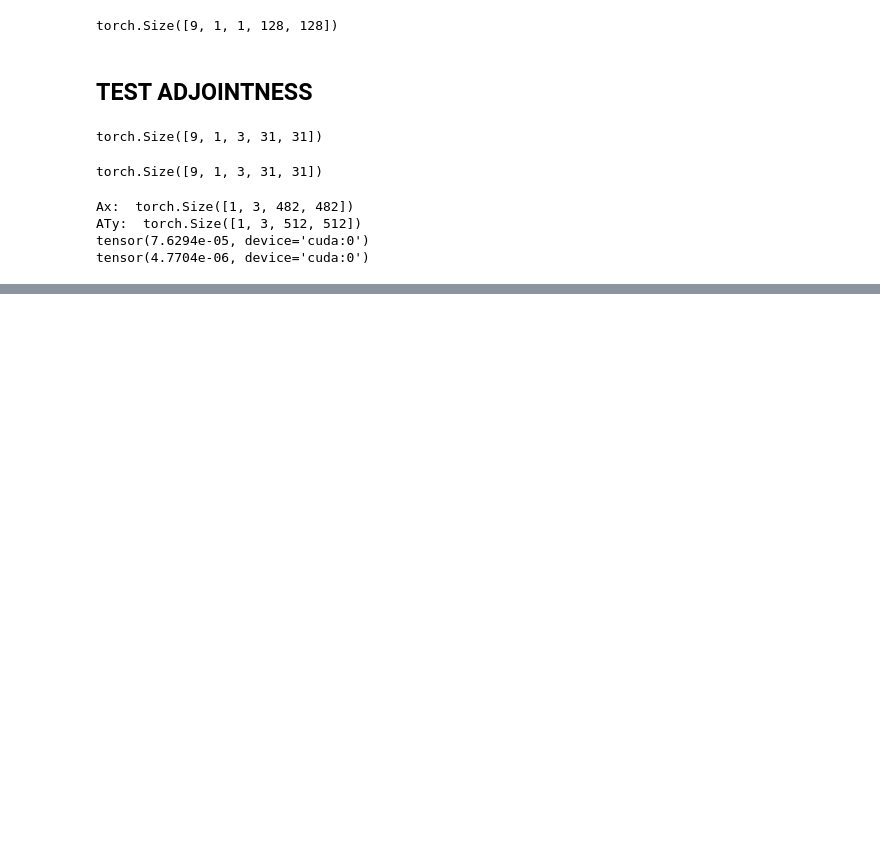
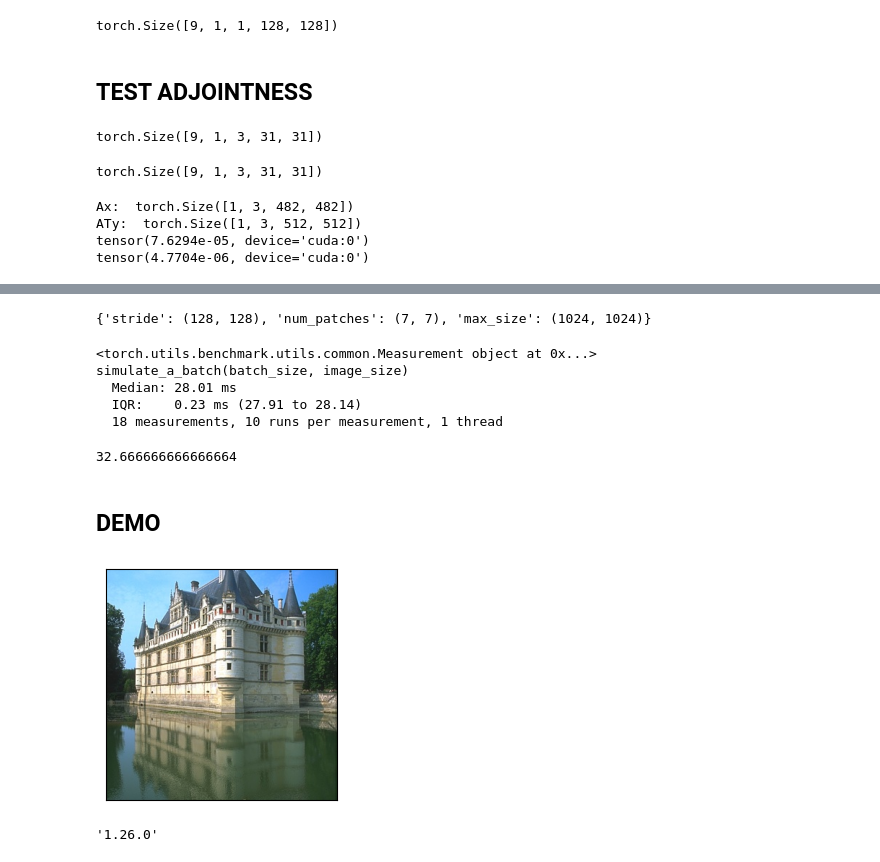
Before and after one commit to samuro95/BregmanOptim, a Jupyter notebook: deepinv/physics/functional/test_product_convolution.ipynb, the cells around one changed output, grey strips where cells are left out. Drawn from its saved outputs; the diff is of its cells as text; code cells hidden in the pictures; blank space fills up the shorter version.

```diff
--- a/deepinv/physics/functional/test_product_convolution.ipynb
+++ b/deepinv/physics/functional/test_product_convolution.ipynb
@@ -317,0 +322,5 @@ tensor(4.7704e-06, device='cuda:0')
+# %%
+patch_info = compute_patch_info(1024, 256, 128)
+print(patch_info)
+# %% [output]
+{'stride': (128, 128), 'num_patches': (7, 7), 'max_size': (1024, 1024)}
@@ -317,0 +350,36 @@ tensor(4.7704e-06, device='cuda:0')
+# %%
+timer = Timer(stmt='simulate_a_batch(batch_size, image_size)',
+globals=globals())
+
+timer.blocked_autorange(min_run_time=5)
+# %% [output]
+<torch.utils.benchmark.utils.common.Measurement object at 0x...>
+simulate_a_batch(batch_size, image_size)
+  Median: 28.01 ms
+  IQR:    0.23 ms (27.91 to 28.14)
+  18 measurements, 10 runs per measurement, 1 thread
+# %%
+0.028 * 70000 / 60
+# %% [output]
+32.666666666666664
+# %% [markdown]
+## DEMO
+# %%
+from deepinv.utils.demo import load_url_image, get_image_url
+
+img_size = (320, 320)
+
+url = get_image_url("CBSD_0010.png")
+x_rgb = load_url_image(
+    url, grayscale=False, device=device, dtype=dtype, img_size=img_size
+)
+
+url = get_image_url("barbara.jpeg")
+show_images(x_rgb)
+# %% [output]
+[figure, added]
+# %%
+import numpy as np
+np.__version__
+# %% [output]
+'1.26.0'
```
Also changed, not shown: parts of 4 cells of this notebook, 5 other files.
